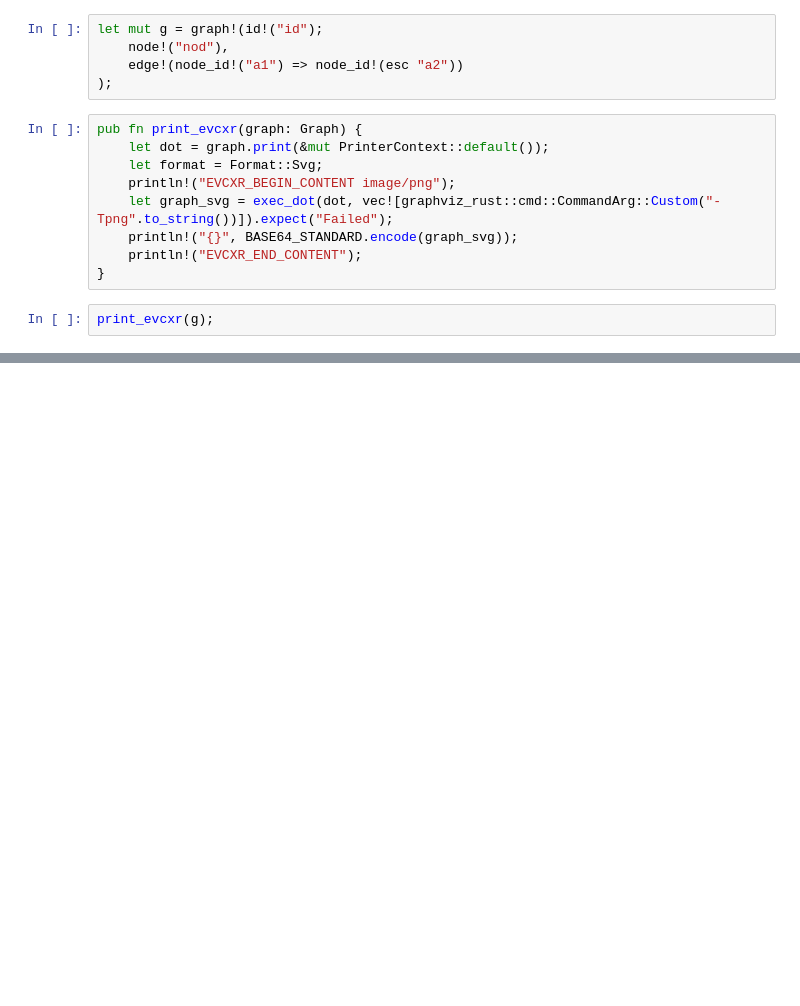
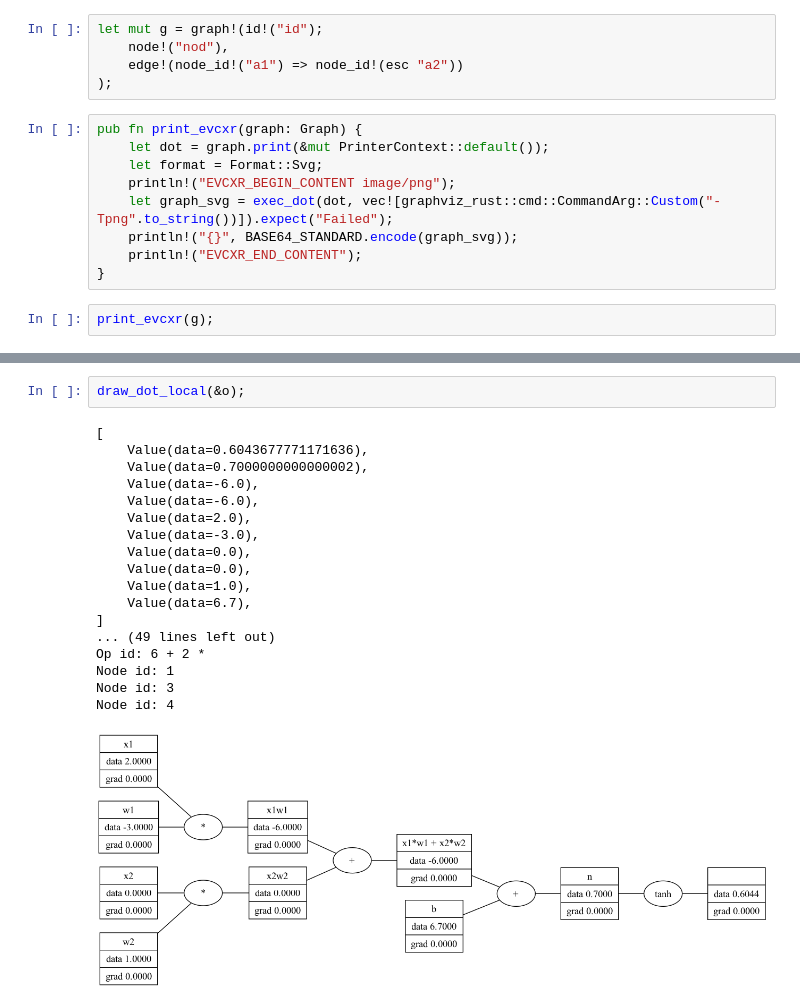
Before and after one commit to mihaimaganu17/oxgrad, a Jupyter notebook: notebooks/oxgrad.ipynb, the cells around one changed output, grey strips where cells are left out. Drawn from its saved outputs; the diff is of its cells as text; blank space fills up the shorter version.

```diff
--- a/notebooks/oxgrad.ipynb
+++ b/notebooks/oxgrad.ipynb
@@ -186,0 +209,21 @@ Node id: 5
+# %%
+draw_dot_local(&o);
+# %% [output]
+[
+    Value(data=0.6043677771171636),
+    Value(data=0.7000000000000002),
+    Value(data=-6.0),
+    Value(data=-6.0),
+    Value(data=2.0),
+    Value(data=-3.0),
+    Value(data=0.0),
+    Value(data=0.0),
+    Value(data=1.0),
+    Value(data=6.7),
+]
+... (49 lines left out)
+Op id: 6 + 2 *
+Node id: 1
+Node id: 3
+Node id: 4
+[figure, added]
```
Also changed, not shown: parts of 7 cells of this notebook, 2 other files.
